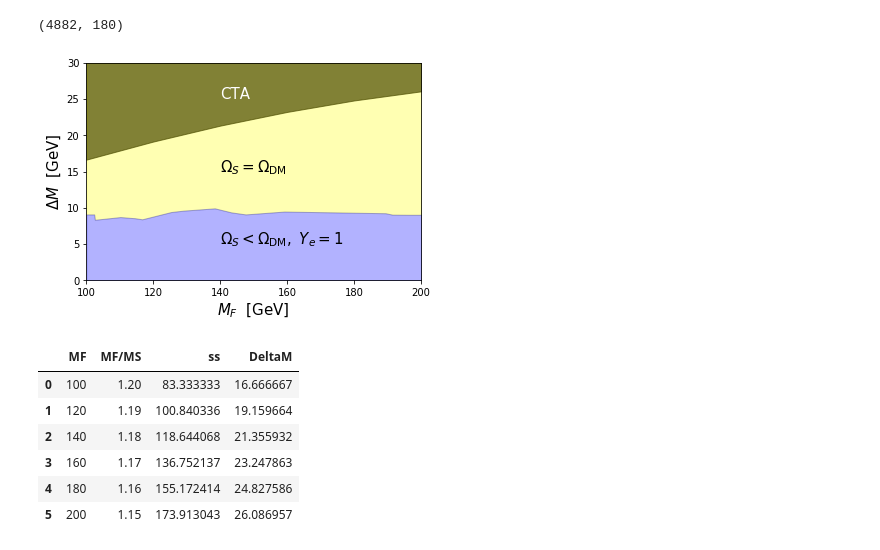
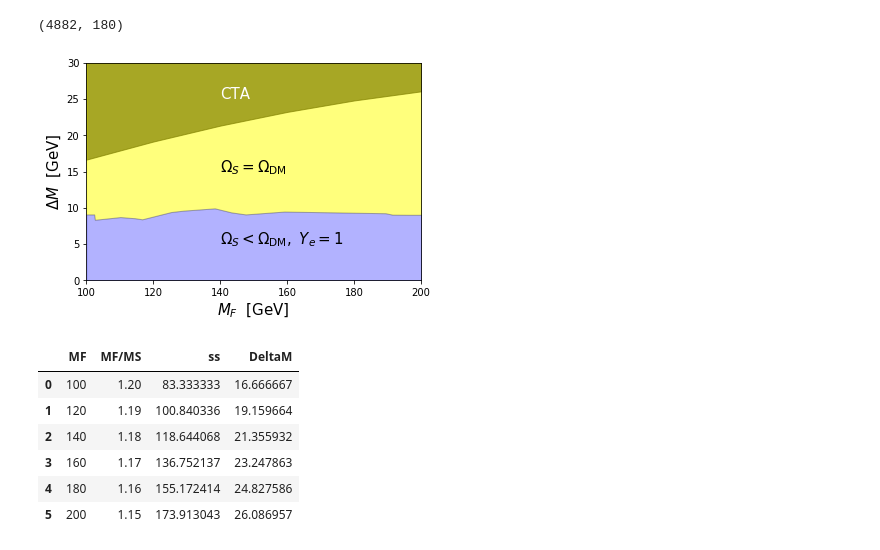
Before and after one commit to restrepo/BSM-Submodules, a Jupyter notebook: BSM/plot.ipynb, the cells around one changed output. Drawn from its saved outputs; the diff is of its cells as text; code cells hidden in the pictures.

```diff
--- a/BSM/plot.ipynb
+++ b/BSM/plot.ipynb
@@ -43,26 +29,27 @@ dfos=dfos.sort_values('MF').reset_index(drop=True)
 # %%
 ymax=30
 #dfos=dfo[np.logical_and(dfo.Ys1==0.001,dfo.MF-dfo.ss<10) ]
 #plt.hexbin(dfo.MF,dfo.MF-dfo.ss,dfo.Ys1,norm=LogNorm())#df.Omega_h2,norm=LogNorm())#,yscale='log'
 #plt.plot(dfo.MF,dfo.MF-dfo.ss,'y.')
 ##plt.plot(df1.MF,df1.MF-df1.ss,'c.')
 #plt.plot(df2.MF,df2.MF-df2.ss,'b.')
 #plt.plot(dfos.MF,dfos.MF-dfos.ss)
 #plt.plot(ind.MF,ind.MF-ind.ss)
 plt.fill_between(ind.MF,ind.MF-ind.ss,ymax,alpha=0.7,interpolate=True,color='black')
 plt.fill_between(dfos.MF,dfos.MF-dfos.ss,ymax,alpha=0.3,interpolate=True,color='yellow')
+plt.fill_between(dfos.MF,dfos.MF-dfos.ss,ymax,alpha=0.3,interpolate=True,color='yellow')
 plt.fill_between(dfos.MF,dfos.MF-dfos.ss,0,alpha=0.3,interpolate=True,color='blue')
 plt.ylim(0,ymax)
 plt.xlim(100,200)
 plt.text(140,25,'CTA',size=15,color='white')
 plt.text(140,15,r'$\Omega_S=\Omega_{\rm DM}$',size=15)
 plt.text(140,5,r'$\Omega_S<\Omega_{\rm DM},\ Y_e=1$',size=15)
 plt.xlabel(r'$M_F$  [GeV]',size=15 )
 plt.ylabel(r'$\Delta M$  [GeV]',size=15 )
 plt.savefig('ps.pdf')
 #plt.colorbar()
 # %% [output]
-[figure, old version]
+[figure, new version]
 # %%
 ind['DeltaM']=ind.MF-ind.ss
 ind
```
Also changed, not shown: parts of 2 cells of this notebook.
